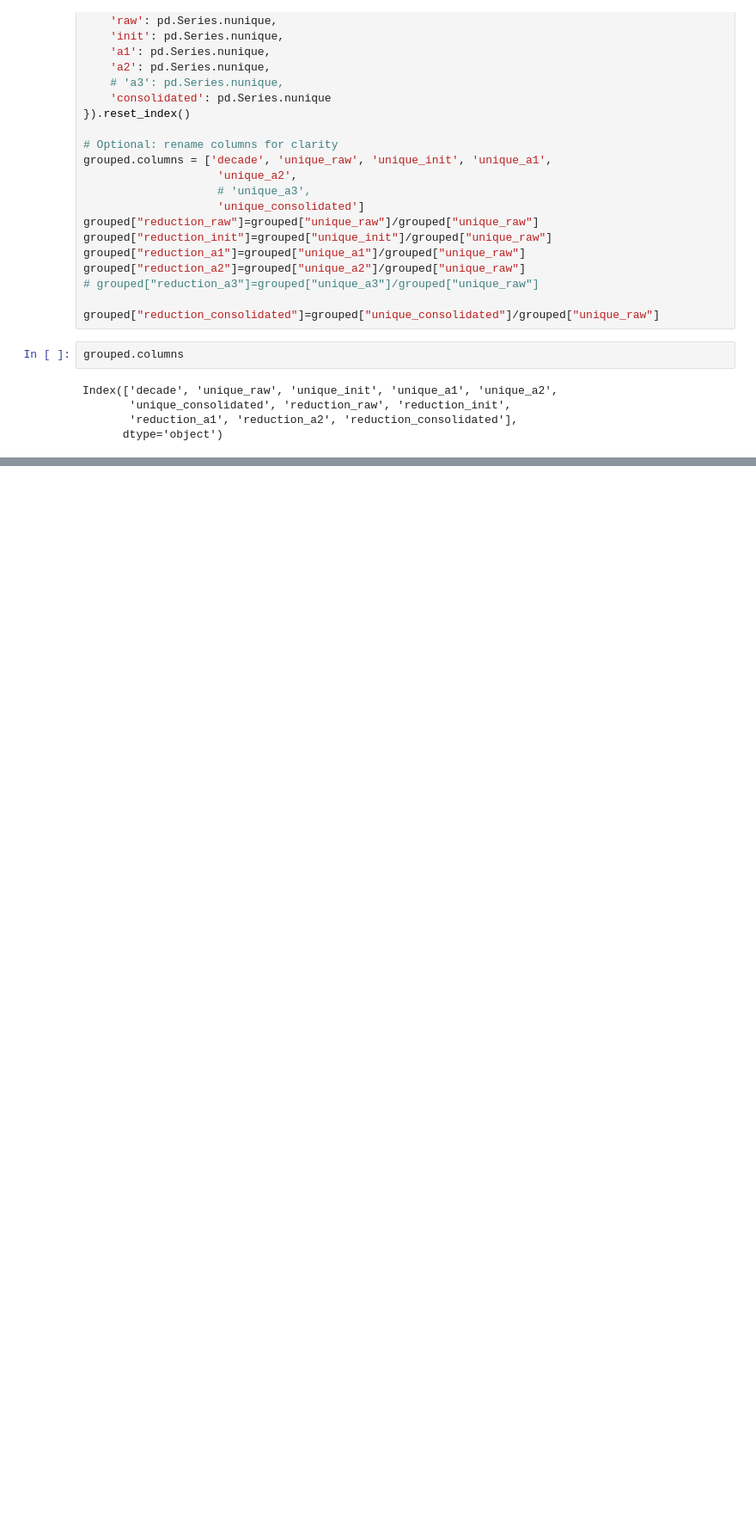
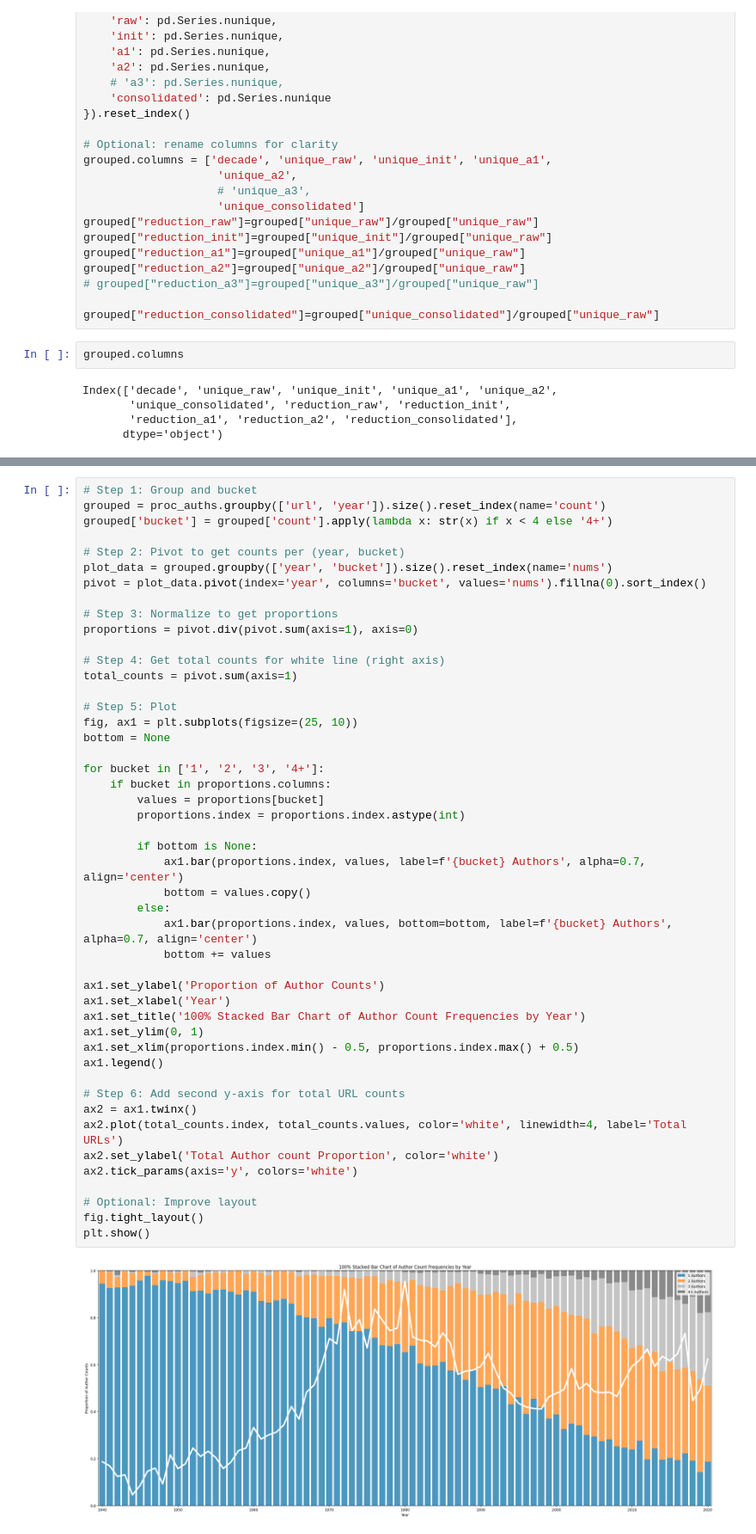
Before and after one commit to cogeorg/80YearsEconomicResearch, a Jupyter notebook: 020_author_names_recon/024_author_consolidation_summary.ipynb, the cells around one changed output, grey strips where cells are left out. Shown: that part at 86% size. Drawn from its saved outputs; the diff is of its cells as text; blank space fills up the shorter version.

```diff
--- a/020_author_names_recon/024_author_consolidation_summary.ipynb
+++ b/020_author_names_recon/024_author_consolidation_summary.ipynb
@@ -287,0 +363,49 @@ plot_unique_with_reduction_annotations(grouped[['decade', 'unique_raw', 'unique_
+# %%
+# Step 1: Group and bucket
+grouped = proc_auths.groupby(['url', 'year']).size().reset_index(name='count')
+grouped['bucket'] = grouped['count'].apply(lambda x: str(x) if x < 4 else '4+')
+
+# Step 2: Pivot to get counts per (year, bucket)
+plot_data = grouped.groupby(['year', 'bucket']).size().reset_index(name='nums')
+pivot = plot_data.pivot(index='year', columns='bucket', values='nums').fillna(0).sort_index()
+
+# Step 3: Normalize to get proportions
+proportions = pivot.div(pivot.sum(axis=1), axis=0)
+
+# Step 4: Get total counts for white line (right axis)
+total_counts = pivot.sum(axis=1)
+
+# Step 5: Plot
+fig, ax1 = plt.subplots(figsize=(25, 10))
+bottom = None
+
+for bucket in ['1', '2', '3', '4+']:
+    if bucket in proportions.columns:
+        values = proportions[bucket]
+        proportions.index = proportions.index.astype(int)
+
+        if bottom is None:
+            ax1.bar(proportions.index, values, label=f'{bucket} Authors', alpha=0.7, align='center')
+            bottom = values.copy()
+        else:
+            ax1.bar(proportions.index, values, bottom=bottom, label=f'{bucket} Authors', alpha=0.7, align='center')
+            bottom += values
+
+ax1.set_ylabel('Proportion of Author Counts')
+ax1.set_xlabel('Year')
+ax1.set_title('100% Stacked Bar Chart of Author Count Frequencies by Year')
+ax1.set_ylim(0, 1)
+ax1.set_xlim(proportions.index.min() - 0.5, proportions.index.max() + 0.5)
+ax1.legend()
+
+# Step 6: Add second y-axis for total URL counts
+ax2 = ax1.twinx()
+ax2.plot(total_counts.index, total_counts.values, color='white', linewidth=4, label='Total URLs')
+ax2.set_ylabel('Total Author count Proportion', color='white')
+ax2.tick_params(axis='y', colors='white')
+
+# Optional: Improve layout
+fig.tight_layout()
+plt.show()
+# %% [output]
+[figure, added]
```
Also changed, not shown: parts of 8 cells of this notebook.
